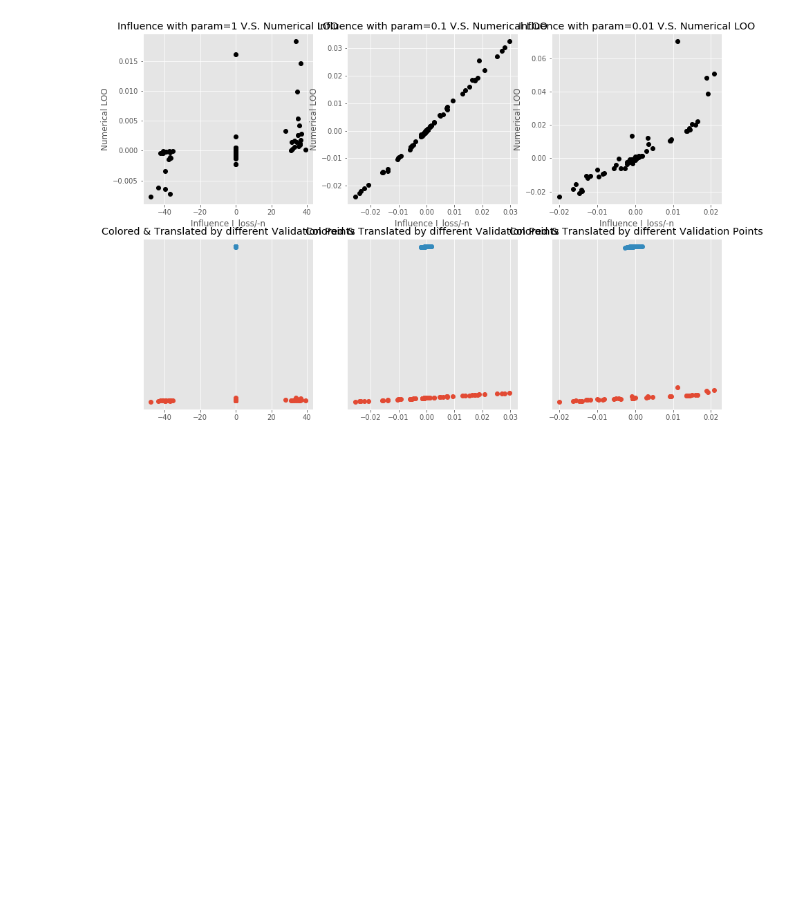
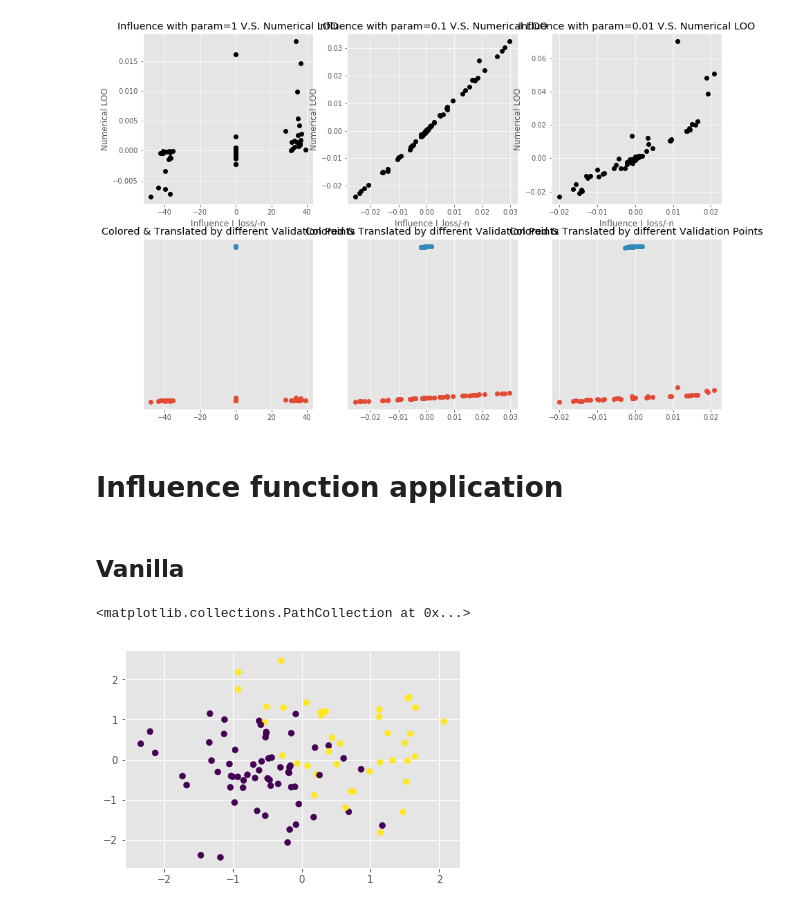
Before and after one commit to zedyang/46927-Project, a Jupyter notebook: experiments3.ipynb, the cells around one changed output. Saved outputs shown, nothing was run; the diff lists cells and outputs as text; code cells hidden in the pictures; blank space fills up the shorter version.

```diff
--- a/experiments3.ipynb
+++ b/experiments3.ipynb
@@ -435,3 +438,18 @@ fig, axes = param_cross_comparison(
 )
 # %% [output]
 [figure]
+# %% [markdown]
+# Influence function application
+# %% [markdown]
+## Vanilla
+# %%
+df = pd.read_csv('data/hyperplane_2.csv')
+n = len(df)
+X_vanilla = df.values[:, 0:2]
+y_vanilla = df.values[:, -1].reshape(n, 1)
+n, p = X_vanilla.shape
+# %%
+plt.scatter(X_vanilla[:,0], X_vanilla[:,1], c=y_vanilla[:,0])
+# %% [output]
+<matplotlib.collections.PathCollection at 0x...>
+[figure, added]
```
Also changed, not shown: parts of 9 cells of this notebook, 15 other files.
